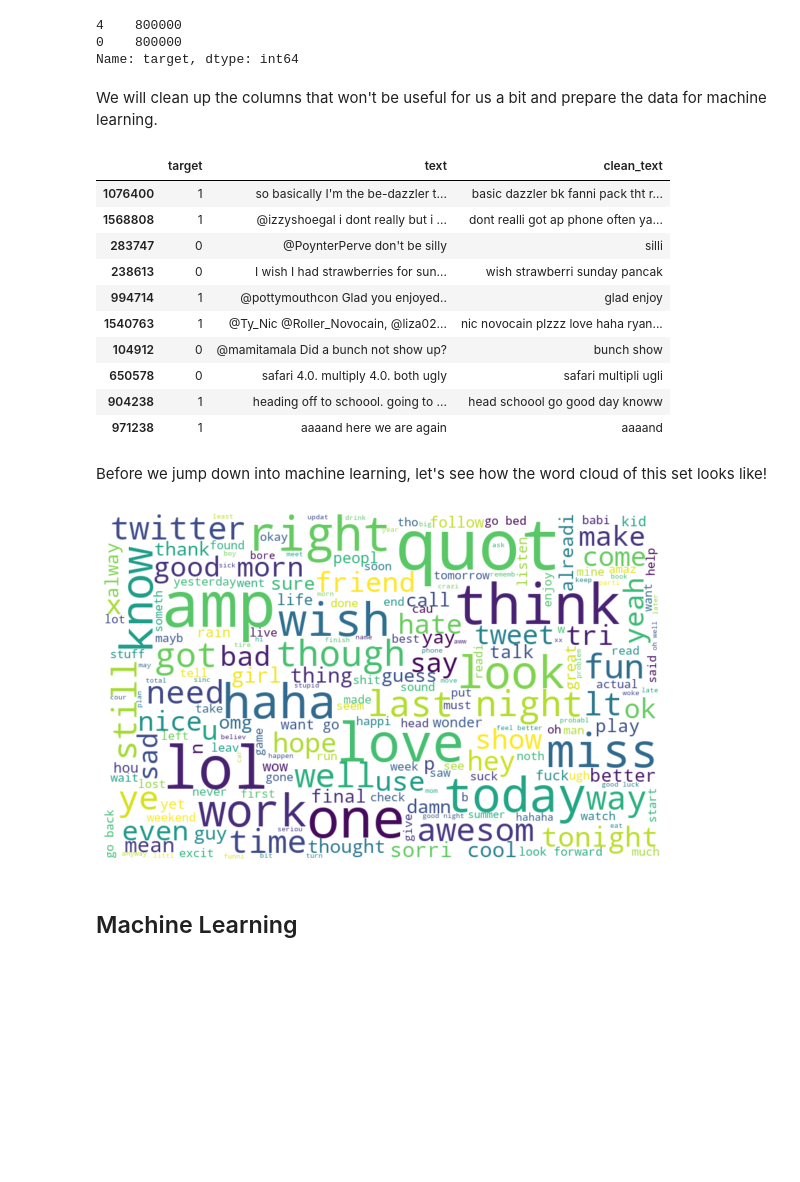
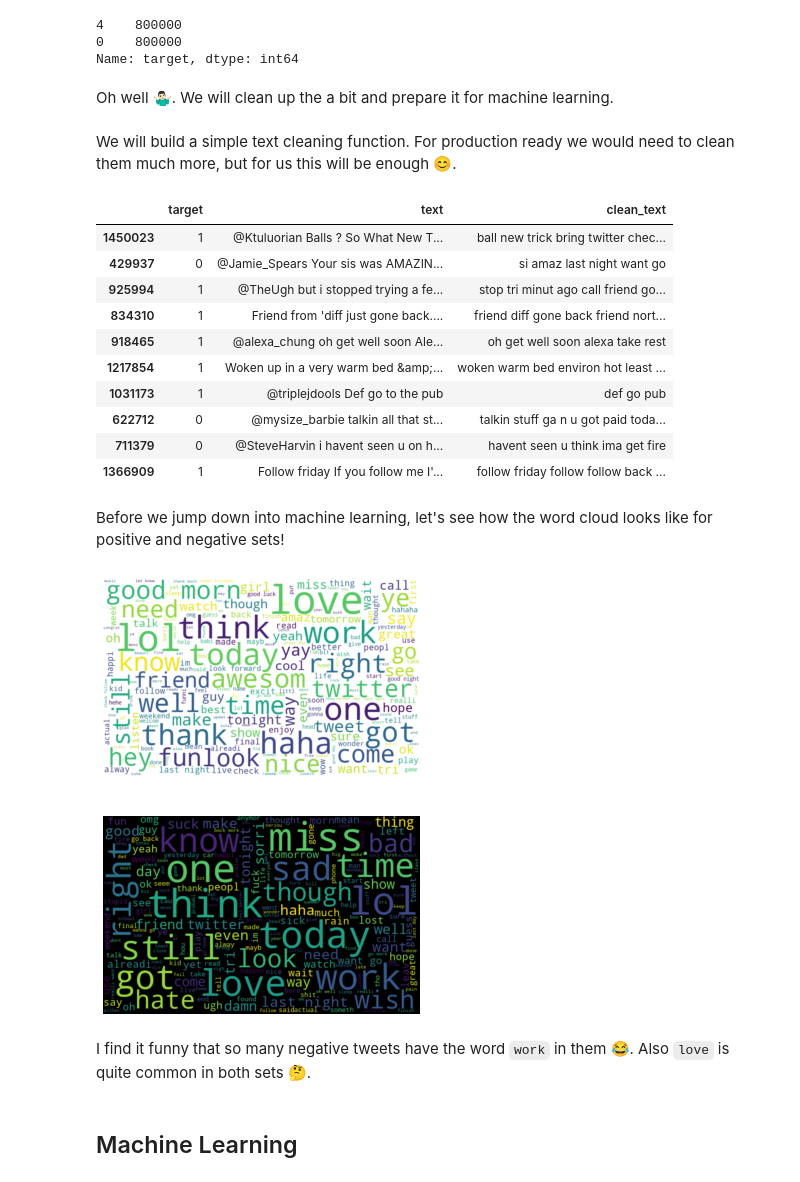
Before and after one commit to lukzmu/data-science, a Jupyter notebook: Other/Merixstudio twitter sentiment analysis/notebook.ipynb, the cells around one changed output. Cells and saved outputs as stored; diff of their text form; code cells hidden in the pictures; blank space fills up the shorter version.

Commit message:
Update notebook with descriptions and Google code

```diff
--- a/Other/Merixstudio twitter sentiment analysis/notebook.ipynb
+++ b/Other/Merixstudio twitter sentiment analysis/notebook.ipynb
@@ -45,7 +58,7 @@ True
 # %%
-# Data Constants
-DATA_LOCATION = "/kaggle/input/sentiment140/training.1600000.processed.noemoticon.csv"
-GLOVE_LOCATION = "/kaggle/input/glove6b100dtxt/glove.6B.100d.txt"
+# Data constants
+DATA_LOCATION = "/content/drive/MyDrive/Colab Notebooks/data/merixstudio_tweet/training.1600000.processed.noemoticon.csv"
+GLOVE_LOCATION = "/content/drive/MyDrive/Colab Notebooks/data/merixstudio_tweet/glove.6B.100d.txt"
 STOP_WORDS = set(stopwords.words("english"))
 STEMMER = PorterStemmer()
 LEMMATIZER = WordNetLemmatizer()
@@ -102,19 +120,27 @@ tweets.target.value_counts()
 0    800000
 Name: target, dtype: int64
 # %% [markdown]
-We will clean up the columns that won't be useful for us a bit and prepare the data for machine learning.
+Oh well 🤷🏻‍♂️. We will clean up the a bit and prepare it for machine learning.
 # %%
 # Remove unused columns
 tweets = tweets[["target", "text"]]
 # %%
 # Map target values to 0 and 1
 tweets.target.replace({4: 1}, inplace=True)
+# %% [markdown]
+We will build a simple text cleaning function. For production ready we would need to clean them much more, but for us this will be enough 😊.
 # %%
-# We will define this method as it will be useful later
+# This will also be useful later
 def clean_tweet_text(text: str) -> str:
     # Clean mentions, punctuation, etc.
     tokens = re.sub(
-        "(&gt;)|(@[A-Za-z0-9]+)|([^0-9A-Za-z \t])|(\w+:\/\/\S+)|(\d+)",
+        (
+            "(&[A-Za-z]+;)|"
+            "(@[A-Za-z0-9_]+)|"
+            "([^0-9A-Za-z \t])|"
+            "(\w+:\/\/\S+)|"
+            "(\d+)"
+        ),
         " ",
         text.lower(),
     ).split()
@@ -140,38 +166,50 @@ tweets["clean_text"] = clean_text
 tweets.sample(10)
 # %% [output]
 |  | target | text | clean_text |
-| 1076400 | 1 | so basically I'm the be-dazzler t... | basic dazzler bk fanni pack tht r... |
-| 1568808 | 1 | @izzyshoegal i dont really but i ... | dont realli got ap phone often ya... |
-| 283747 | 0 | @PoynterPerve don't be silly | silli |
-| 238613 | 0 | I wish I had strawberries for sun... | wish strawberri sunday pancak |
-| 994714 | 1 | @pottymouthcon Glad you enjoyed.. | glad enjoy |
-| 1540763 | 1 | @Ty_Nic @Roller_Novocain, @liza02... | nic novocain plzzz love haha ryan... |
-| 104912 | 0 | @mamitamala Did a bunch not show up? | bunch show |
-| 650578 | 0 | safari 4.0. multiply 4.0. both ugly | safari multipli ugli |
-| 904238 | 1 | heading off to schoool. going to ... | head schoool go good day knoww |
-| 971238 | 1 | aaaand here we are again | aaaand |
+| 1450023 | 1 | @Ktuluorian Balls ? So What New T... | ball new trick bring twitter chec... |
+| 429937 | 0 | @Jamie_Spears Your sis was AMAZIN... | si amaz last night want go |
+| 925994 | 1 | @TheUgh but i stopped trying a fe... | stop tri minut ago call friend go... |
+| 834310 | 1 | Friend from 'diff just gone back.... | friend diff gone back friend nort... |
+| 918465 | 1 | @alexa_chung oh get well soon Ale... | oh get well soon alexa take rest |
+| 1217854 | 1 | Woken up in a very warm bed &amp;... | woken warm bed environ hot least ... |
+| 1031173 | 1 | @triplejdools Def go to the pub | def go pub |
+| 622712 | 0 | @mysize_barbie talkin all that st... | talkin stuff ga n u got paid toda... |
+| 711379 | 0 | @SteveHarvin i havent seen u on h... | havent seen u think ima get fire |
+| 1366909 | 1 | Follow friday If you follow me I'... | follow friday follow follow back ... |
 # %% [markdown]
-Before we jump down into machine learning, let's see how the word cloud of this set looks like!
+Before we jump down into machine learning, let's see how the word cloud looks like for positive and negative sets!
 # %%
 # Join all the words!
-all_words = " ".join([text for text in tweets.clean_text])
+all_positive_words = " ".join([text for text in tweets[tweets.target == 1].clean_text])
+all_negative_words = " ".join([text for text in tweets[tweets.target == 0].clean_text])
 
 # Create a word cloud
-wordcloud = WordCloud(
+positive_wordcloud = WordCloud(
     width=800,
     height=500,
     random_state=RANDOM_STATE,
     max_font_size=100,
     background_color="white",
-).generate(all_words)
+).generate(all_positive_words)
+
+negative_wordcloud = WordCloud(
+    width=800,
+    height=500,
+    random_state=RANDOM_STATE,
+    max_font_size=100,
+).generate(all_negative_words)
 
 # And display it!
-plt.figure(figsize=(10, 10))
-plt.imshow(wordcloud, interpolation="bilinear")
-plt.axis("off")
+fig, axes = plt.subplots(nrows=2, ncols=1, figsize=(10, 10))
+axes[0].imshow(positive_wordcloud, interpolation="bilinear")
+axes[0].axis("off")
+axes[1].imshow(negative_wordcloud, interpolation="bilinear")
+axes[1].axis("off")
 plt.show()
 # %% [output]
-[figure, old version]
+[figure, new version]
+# %% [markdown]
+I find it funny that so many negative tweets have the word `work` in them 😂. Also `love` is quite common in both sets 🤔.
 # %% [markdown]
 ## Machine Learning
 # %%
```
Also changed, not shown: parts of 17 cells of this notebook.
